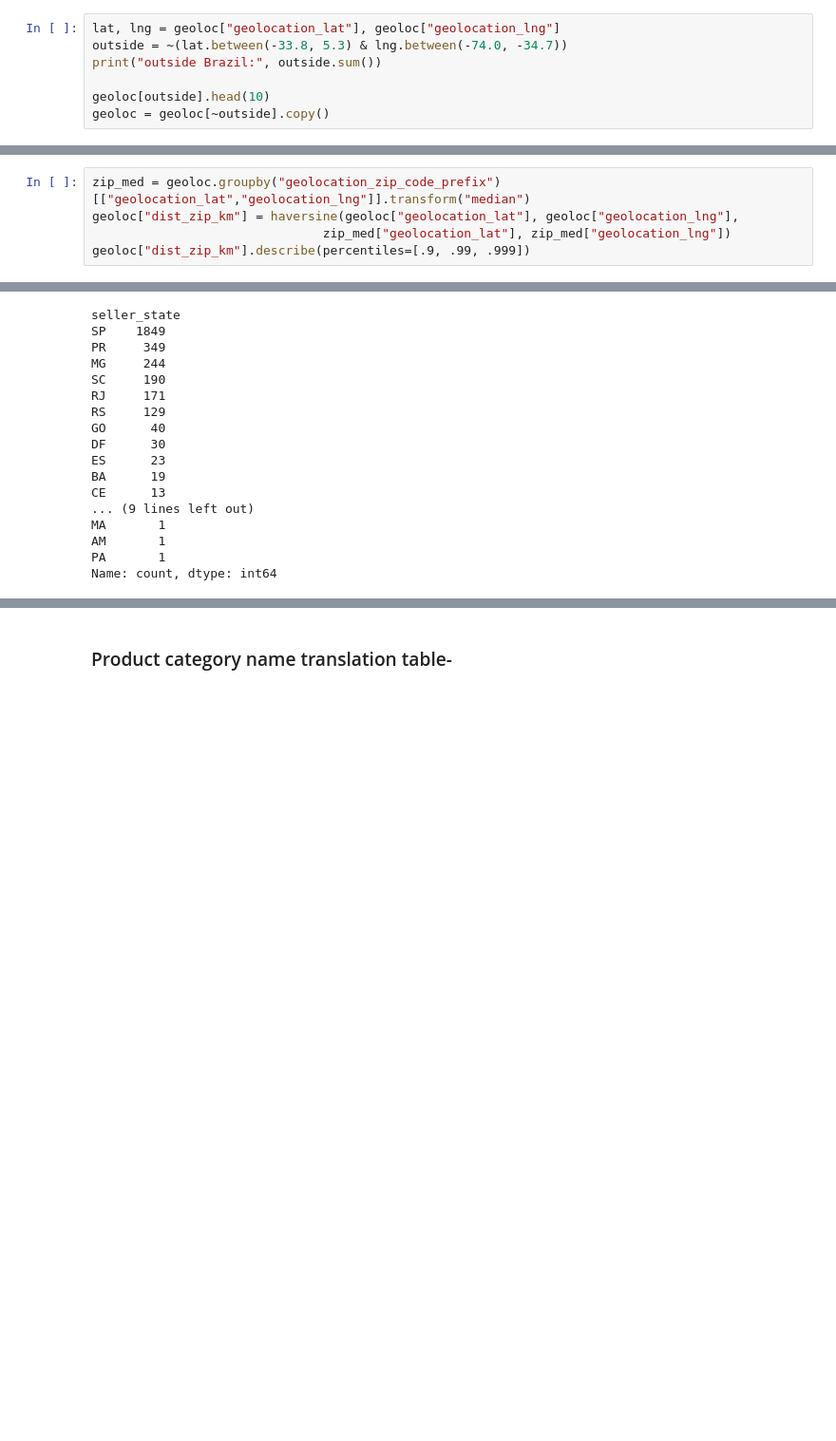
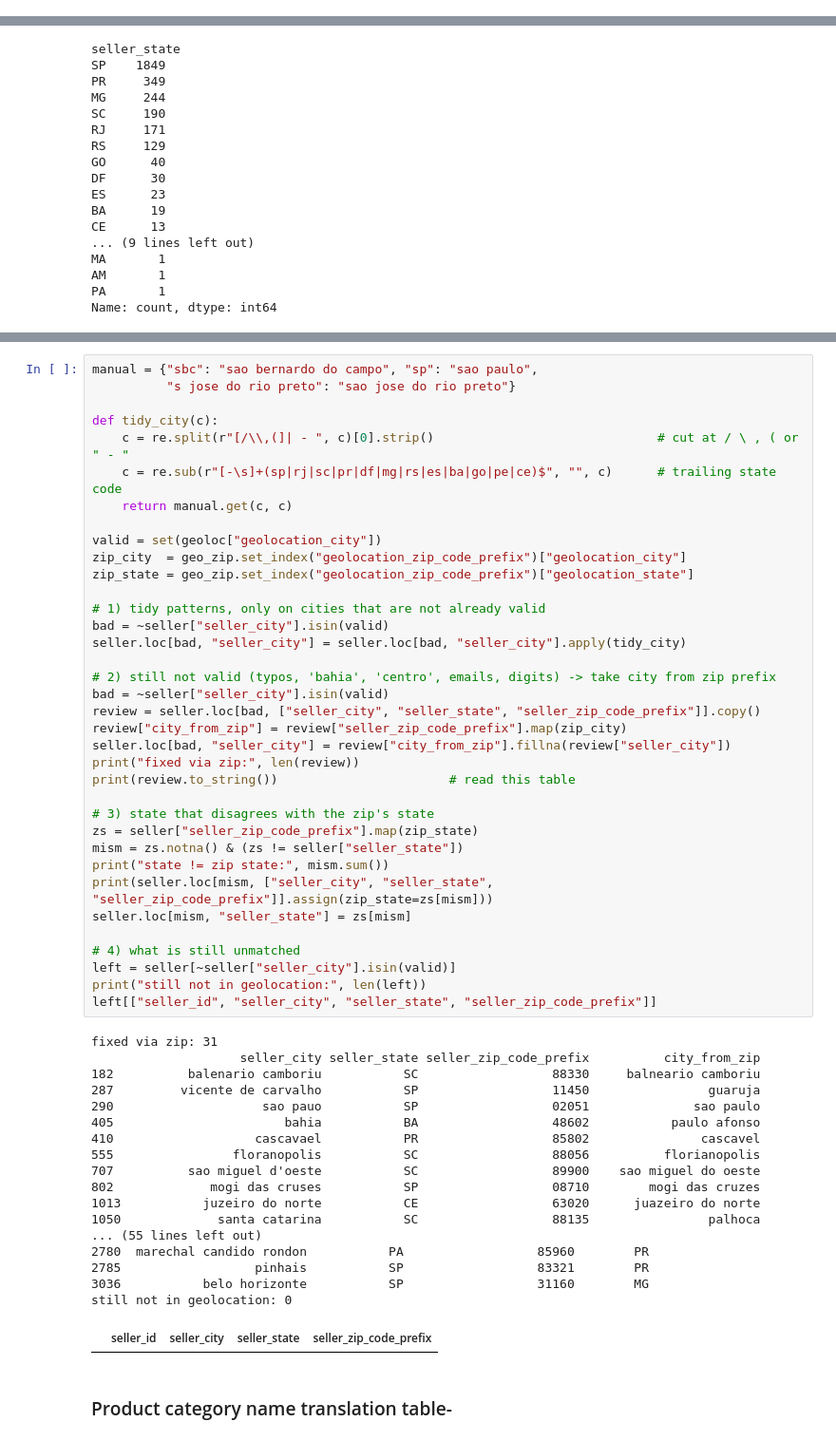
Before and after one commit to JeevikaH22/Olist_E-com_data_analysis, a Jupyter notebook: notebooks/data_cleaning.ipynb, the cells around one changed output, grey strips where cells are left out. Shown at 95% size. Drawn from its saved outputs; the diff is of its cells as text; blank space fills up the shorter version.

```diff
--- a/notebooks/data_cleaning.ipynb
+++ b/notebooks/data_cleaning.ipynb
@@ -231,7 +211,0 @@ np.int64(738299)
-# %%
-lat, lng = geoloc["geolocation_lat"], geoloc["geolocation_lng"]
-outside = ~(lat.between(-33.8, 5.3) & lng.between(-74.0, -34.7))
-print("outside Brazil:", outside.sum())
-
-geoloc[outside].head(10)
-geoloc = geoloc[~outside].copy()
@@ -282,5 +211,0 @@ far from own state: 13778
-# %%
-zip_med = geoloc.groupby("geolocation_zip_code_prefix")[["geolocation_lat","geolocation_lng"]].transform("median")
-geoloc["dist_zip_km"] = haversine(geoloc["geolocation_lat"], geoloc["geolocation_lng"],
-                               zip_med["geolocation_lat"], zip_med["geolocation_lng"])
-geoloc["dist_zip_km"].describe(percentiles=[.9, .99, .999])
@@ -762,3 +777,58 @@ Name: count, dtype: int64
+# %%
+manual = {"sbc": "sao bernardo do campo", "sp": "sao paulo",
+          "s jose do rio preto": "sao jose do rio preto"}
+
+def tidy_city(c):
+    c = re.split(r"[/\\,(]| - ", c)[0].strip()                              # cut at / \ , ( or " - "
+    c = re.sub(r"[-\s]+(sp|rj|sc|pr|df|mg|rs|es|ba|go|pe|ce)$", "", c)      # trailing state code
+    return manual.get(c, c)
+
+valid = set(geoloc["geolocation_city"])
+zip_city  = geo_zip.set_index("geolocation_zip_code_prefix")["geolocation_city"]
+zip_state = geo_zip.set_index("geolocation_zip_code_prefix")["geolocation_state"]
+
+# 1) tidy patterns, only on cities that are not already valid
+bad = ~seller["seller_city"].isin(valid)
+seller.loc[bad, "seller_city"] = seller.loc[bad, "seller_city"].apply(tidy_city)
+
+# 2) still not valid (typos, 'bahia', 'centro', emails, digits) -> take city from zip prefix
+bad = ~seller["seller_city"].isin(valid)
+review = seller.loc[bad, ["seller_city", "seller_state", "seller_zip_code_prefix"]].copy()
+review["city_from_zip"] = review["seller_zip_code_prefix"].map(zip_city)
+seller.loc[bad, "seller_city"] = review["city_from_zip"].fillna(review["seller_city"])
+print("fixed via zip:", len(review))
+print(review.to_string())                       # read this table
+
+# 3) state that disagrees with the zip's state
+zs = seller["seller_zip_code_prefix"].map(zip_state)
+mism = zs.notna() & (zs != seller["seller_state"])
+print("state != zip state:", mism.sum())
+print(seller.loc[mism, ["seller_city", "seller_state", "seller_zip_code_prefix"]].assign(zip_state=zs[mism]))
+seller.loc[mism, "seller_state"] = zs[mism]
+
+# 4) what is still unmatched
+left = seller[~seller["seller_city"].isin(valid)]
+print("still not in geolocation:", len(left))
+left[["seller_id", "seller_city", "seller_state", "seller_zip_code_prefix"]]
+# %% [output]
+fixed via zip: 31
+                    seller_city seller_state seller_zip_code_prefix          city_from_zip
+182          balenario camboriu           SC                  88330     balneario camboriu
+287         vicente de carvalho           SP                  11450                guaruja
+290                    sao pauo           SP                  02051              sao paulo
+405                       bahia           BA                  48602           paulo afonso
+410                   cascavael           PR                  85802               cascavel
+555                floranopolis           SC                  88056          florianopolis
+707          sao miguel d'oeste           SC                  89900    sao miguel do oeste
+802             mogi das cruses           SP                  08710        mogi das cruzes
+1013           juzeiro do norte           CE                  63020      juazeiro do norte
+1050             santa catarina           SC                  88135                palhoca
+... (55 lines left out)
+2780  marechal candido rondon           PA                  85960        PR
+2785                  pinhais           SP                  83321        PR
+3036           belo horizonte           SP                  31160        MG
+still not in geolocation: 0
+|  | seller_id | seller_city | seller_state | seller_zip_code_prefix |
 # %% [markdown]
 ### Product category name translation table-
 # %%
```
Also changed, not shown: parts of 32 cells of this notebook, 2 other files.
